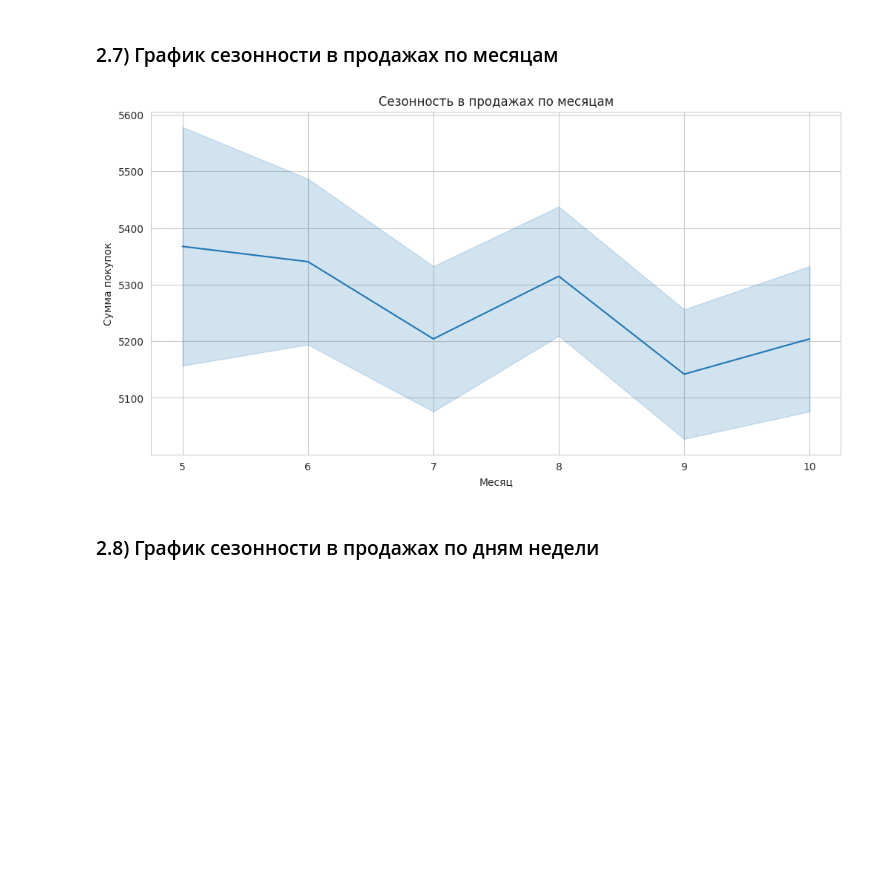
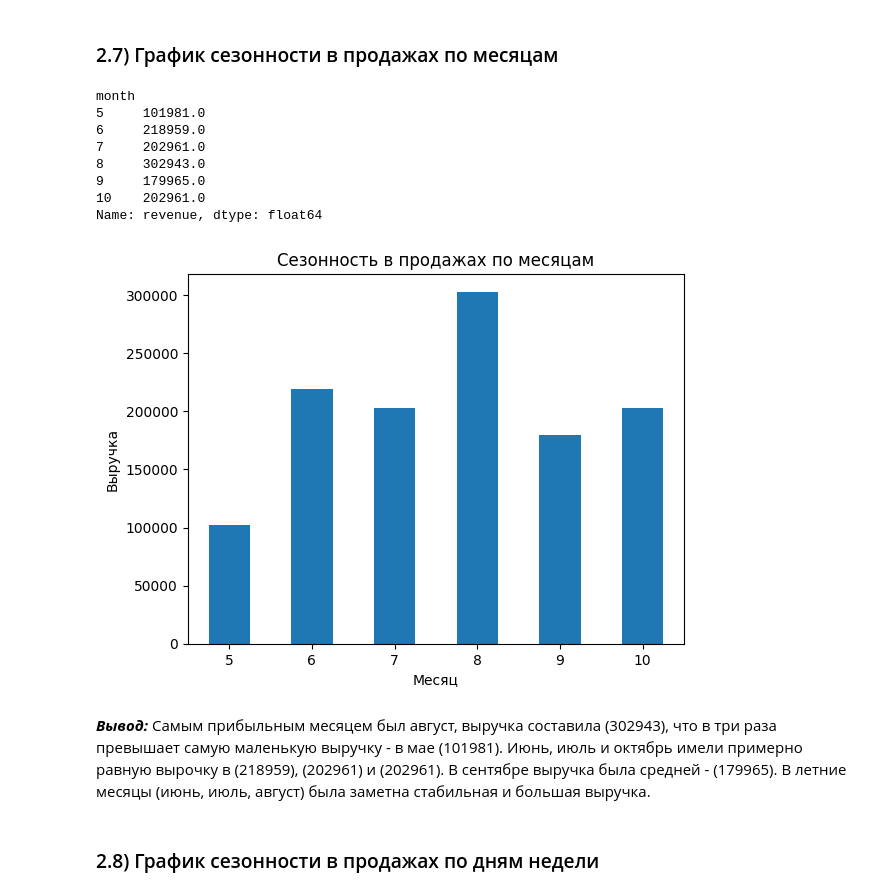
Before and after one commit to zhukovrost/lyceumFinalProject, a Jupyter notebook: project.ipynb, the cells around one changed output. Cells and saved outputs as stored; diff of their text form; code cells hidden in the pictures; blank space fills up the shorter version.

```diff
--- a/project.ipynb
+++ b/project.ipynb
@@ -446,14 +481,26 @@ plt.show()
 # %% [markdown]
 ### 2.7) График сезонности в продажах по месяцам
 # %%
-plt.figure(figsize=(12, 6))
-sns.lineplot(data=df, x='month', y='revenue')
+month_rev = df.groupby('month')['revenue'].sum()
+print(month_rev)
+month_rev.plot(kind='bar')
 plt.title('Сезонность в продажах по месяцам')
 plt.xlabel('Месяц')
-plt.ylabel('Сумма покупок')
+plt.xticks(rotation=0)
+plt.ylabel('Выручка')
 plt.show()
 # %% [output]
+month
+5     101981.0
+6     218959.0
+7     202961.0
+8     302943.0
+9     179965.0
+10    202961.0
+Name: revenue, dtype: float64
-[figure, old version]
+[figure, new version]
+# %% [markdown]
+***Вывод:*** Самым прибыльным месяцем был август, выручка составила (302943), что в три раза превышает самую маленькую выручку - в мае (101981). Июнь, июль и октябрь имели примерно равную вырочку в (218959), (202961) и (202961). В сентябре выручка была средней - (179965). В летние месяцы (июнь, июль, август) была заметна стабильная и большая выручка.
 # %% [markdown]
 ### 2.8) График сезонности в продажах по дням недели
 # %%
```
Also changed, not shown: parts of 24 cells of this notebook.
